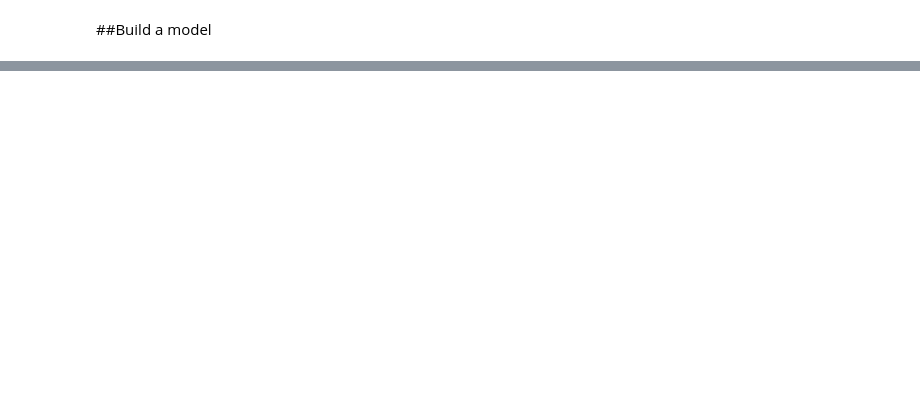
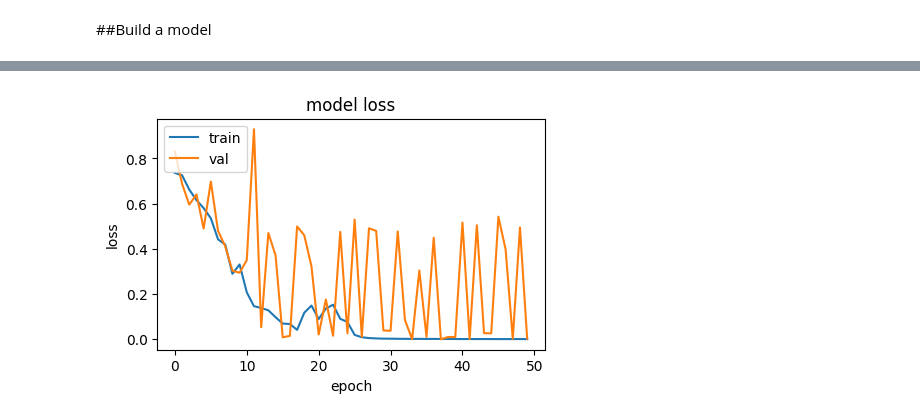
Before and after one commit to Missmeva/ND_recognition, a Jupyter notebook: app/c3d_file_preprocessing.ipynb, the cells around one changed output, grey strips where cells are left out. Cells and saved outputs as stored; diff of their text form; code cells hidden in the pictures; blank space fills up the shorter version.

Commit message:
pointnet model v.1.0

```diff
--- a/app/c3d_file_preprocessing.ipynb
+++ b/app/c3d_file_preprocessing.ipynb
@@ -170,10 +235,9 @@ Current:  1 (1059, 39, 3)
 # %% [markdown]
 #Training
 # %%
-BATCH_SIZE = 128
-EPOCHS = 10
 INPUT_SHAPE = (WINDOW_SIZE, POINTS, DIM) # (100, 39, 3)
-NUM_CLASSES = len(classes)
+BATCH_SIZE = 16
+EPOCHS = 50
 # %% [markdown]
 ###Batch generator
 # %%
@@ -243,8 +331,8 @@ class OrthogonalRegularizer(keras.regularizers.Regularizer):
 
     def __call__(self, x):
         x = tf.reshape(x, (-1, self.num_features, self.num_features))
-        xxt = tf.tensordot(x, x, axes=(2, 2))
-        xxt = tf.reshape(xxt, (-1, self.num_features, self.num_features))
+        dot_prod = tf.tensordot(x, x, axes=(2, 2))
+        xxt = tf.reshape(dot_prod, (-1, self.num_features, self.num_features))
         return tf.reduce_sum(self.l2reg * tf.square(xxt - self.eye))
 # %%
 def conv_bn(x, filters):
@@ -307,8 +424,6 @@ model.summary()
 # %%
 model.compile(
     loss="sparse_categorical_crossentropy",
-    optimizer=keras.optimizers.Adam(learning_rate=0.001),
+    optimizer=keras.optimizers.Adam(learning_rate=0.0001),
     metrics=["sparse_categorical_accuracy"],
 )
-
-# model.fit(training_generator, epochs=EPOCHS, validation_data=validation_generator, callbacks = [early_stopping_callback, cp_callback], verbose=2)
@@ -314,0 +437,3 @@ model.compile(
+# %%
+early_stopping_callback = tf.keras.callbacks.EarlyStopping(monitor='loss', patience=3)
+history = model.fit(training_generator, epochs=EPOCHS, validation_data=validation_generator, verbose=2)
@@ -314,0 +458,14 @@ model.compile(
+# %%
+from  matplotlib import pyplot as plt
+%matplotlib inline
+
+plt.figure(figsize=(5,3))
+plt.plot(history.history['loss'])
+plt.plot(history.history['val_loss'])
+plt.title('model loss')
+plt.ylabel('loss')
+plt.xlabel('epoch')
+plt.legend(['train', 'val'], loc='upper left')
+plt.show()
+# %% [output]
+[figure, added]
```
Also changed, not shown: parts of 21 cells of this notebook, 7 other files.
